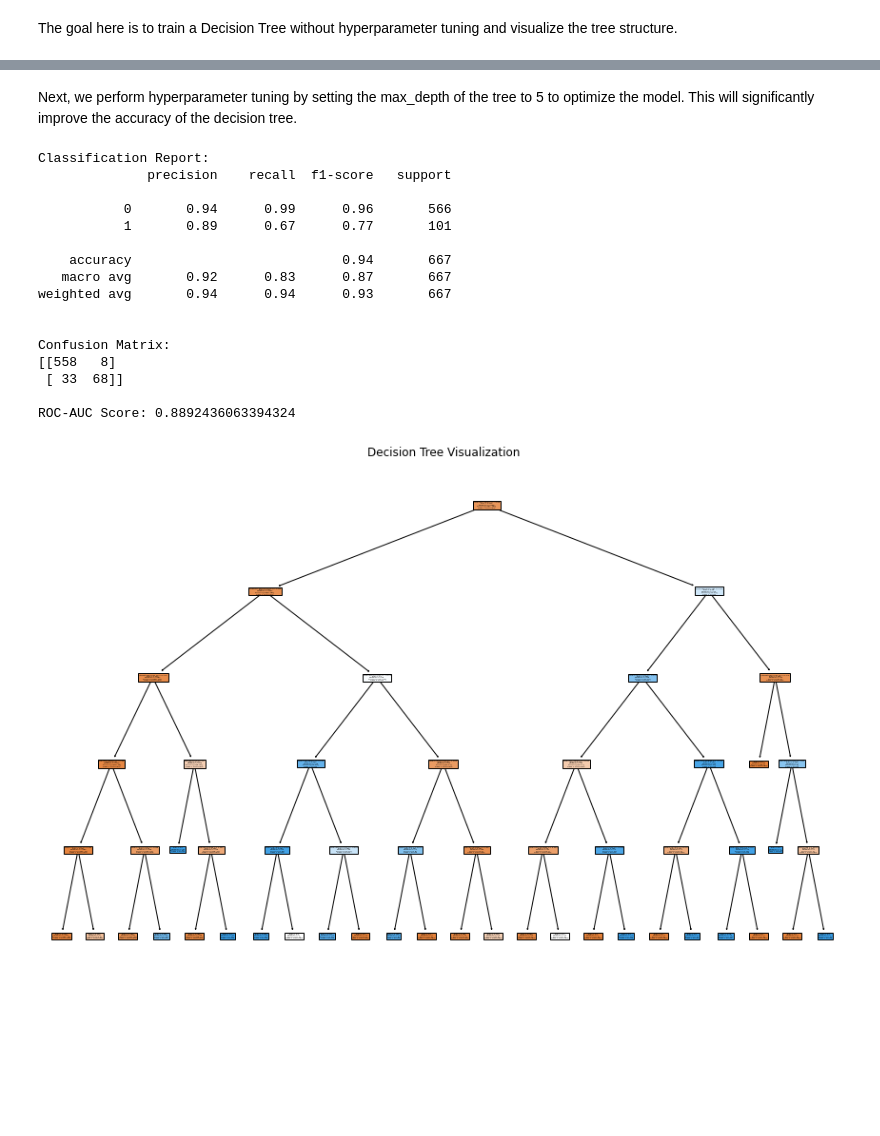
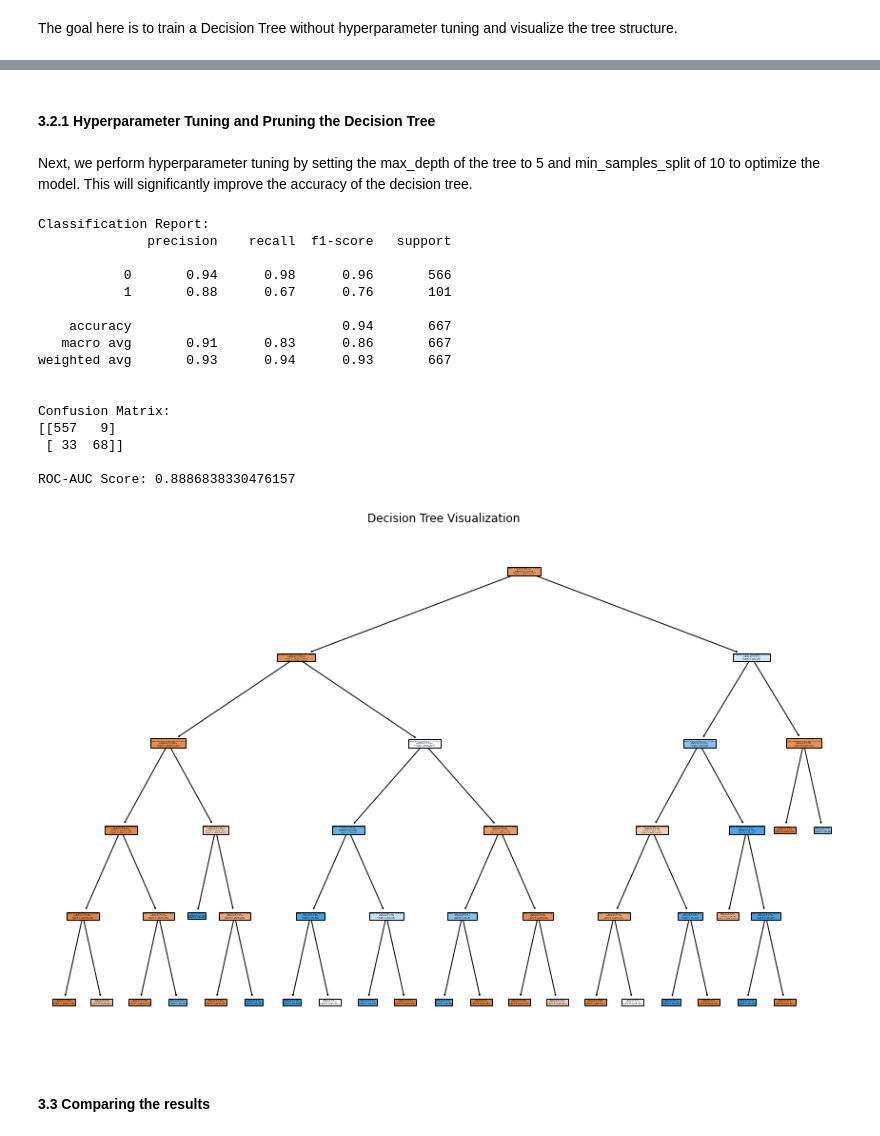
Before and after one commit to lilanhenry/telco-customer-churn, a Jupyter notebook: telco-churn.ipynb, the cells around one changed output, grey strips where cells are left out. Saved outputs shown, nothing was run; the diff lists cells and outputs as text; code cells hidden in the pictures; blank space fills up the shorter version.

```diff
--- a/telco-churn.ipynb
+++ b/telco-churn.ipynb
@@ -95,7 +89,10 @@ dtype: int64
 ##### 2.3.1.2 Check for any duplicate values
 # %%
 # Checking for duplicates and dropping them
-churn_df.drop_duplicates(inplace=True)
+num_duplicates = churn_df.duplicated().sum()
+num_duplicates
+
+#churn_df.drop_duplicates(inplace=True)
 churn_df.shape
 # %% [output]
 (3333, 21)
@@ -113,0 +103,4 @@ We now do EDA to to understand the structure, relationships, and key insights of
+# %%
+# Drop the columns 'state', 'account length', 'area code', and 'phone number' from the original DataFrame
+churn_df.drop(columns=['state', 'area code', 'phone number'], inplace=True)
+churn_df.shape
@@ -205,7 +197,7 @@ data = churn_df
 data['churn_numeric'] = data['churn'].astype(int)
 
 # Drop irrelevant columns
-X = data.drop(columns=['churn', 'churn_numeric', 'phone number', 'state'])  # Adjust as needed
+X = data.drop(columns=['churn', 'churn_numeric'])
 y = data['churn_numeric']
 
 # One-hot encode categorical variables (like 'international plan', 'voice mail plan')
@@ -325,43 +360,48 @@ ROC-AUC Score: 0.8384179407340027
+# %% [markdown]
+#### 3.2.1 Hyperparameter Tuning and Pruning the Decision Tree
 # %% [markdown]
-Next, we perform hyperparameter tuning by setting the max_depth of the tree to 5 to optimize the model. This will significantly improve the accuracy of the decision tree.
+Next, we perform hyperparameter tuning by setting the max_depth of the tree to 5 and min_samples_split of 10 to optimize the model. This will significantly improve the accuracy of the decision tree.
 # %%
-# Step 1: Train the Decision Tree Model
-dt_classifier = DecisionTreeClassifier(random_state=42, max_depth=5)
+# Prune the Tree to a Depth of 5 and min_samples_split of 10
+dt_classifier = DecisionTreeClassifier(random_state=42, max_depth=5, min_samples_split=10)
 dt_classifier.fit(X_train, y_train)
 
 # Step 2: Predict on the Test Set
 y_pred = dt_classifier.predict(X_test)
 y_pred_prob = dt_classifier.predict_proba(X_test)[:, 1]
 
 # Step 3: Evaluate the Model
 print("Classification Report:")
 print(classification_report(y_test, y_pred))
 
 print("\nConfusion Matrix:")
 print(confusion_matrix(y_test, y_pred))
 
 print("\nROC-AUC Score:", roc_auc_score(y_test, y_pred_prob))
 
 # Step 4: Visualize the Decision Tree
 plt.figure(figsize=(15, 10))
 tree.plot_tree(dt_classifier, feature_names=X.columns, class_names=['Not Churn', 'Churn'], filled=True)
+#tree.plot_tree(dt_classifier, class_names=['Not Churn', 'Churn'], filled=True)
 plt.title('Decision Tree Visualization')
 plt.show()
 # %% [output]
 Classification Report:
               precision    recall  f1-score   support
 
-           0       0.94      0.99      0.96       566
-           1       0.89      0.67      0.77       101
+           0       0.94      0.98      0.96       566
+           1       0.88      0.67      0.76       101
 
     accuracy                           0.94       667
-   macro avg       0.92      0.83      0.87       667
-weighted avg       0.94      0.94      0.93       667
+   macro avg       0.91      0.83      0.86       667
+weighted avg       0.93      0.94      0.93       667
 
 
 Confusion Matrix:
-[[558   8]
+[[557   9]
  [ 33  68]]
 
-ROC-AUC Score: 0.8892436063394324
+ROC-AUC Score: 0.8886838330476157
-[figure, old version]
+[figure, new version]
+# %% [markdown]
+#### 3.3 Comparing the results
```
Also changed, not shown: parts of 24 cells of this notebook.
